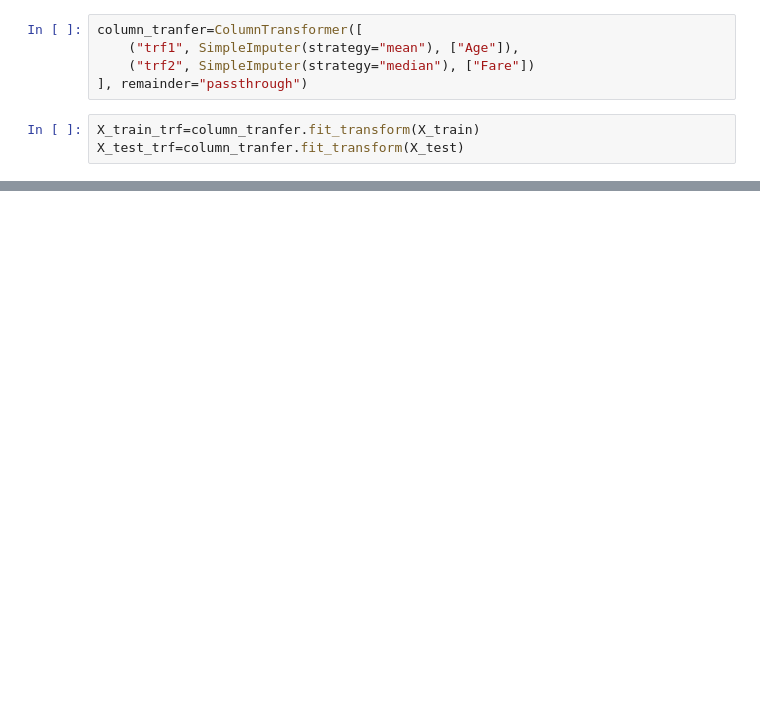
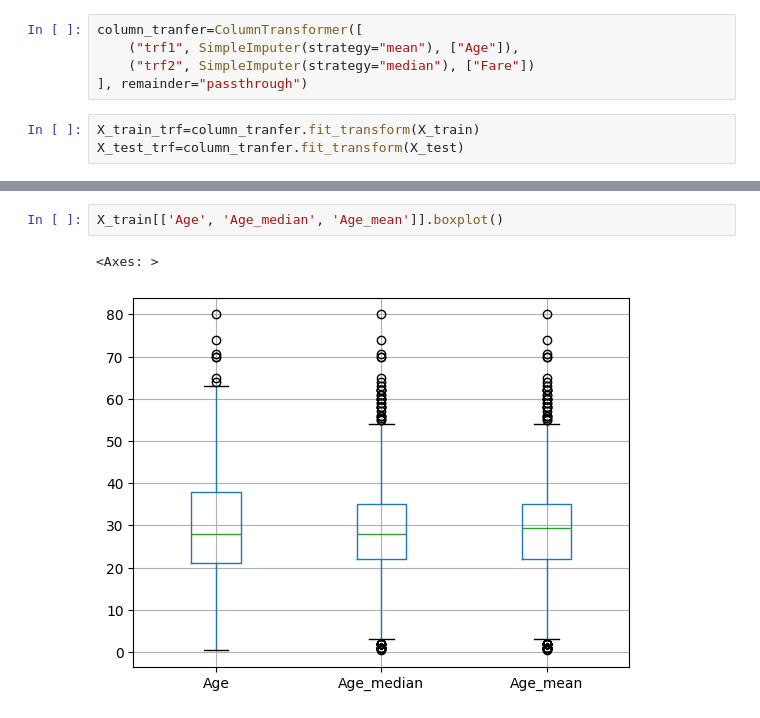
Before and after one commit to ajaykumar080286/feature_engineering, a Jupyter notebook: 23_imputing_numerical_data.ipynb, the cells around one changed output, grey strips where cells are left out. Saved outputs shown, nothing was run; the diff lists cells and outputs as text; blank space fills up the shorter version.

```diff
--- a/23_imputing_numerical_data.ipynb
+++ b/23_imputing_numerical_data.ipynb
@@ -103,0 +110,5 @@ df1
+# %%
+X_train[['Age', 'Age_median', 'Age_mean']].boxplot()
+# %% [output]
+<Axes: >
+[figure, added]
```
Also changed, not shown: parts of 15 cells of this notebook.
